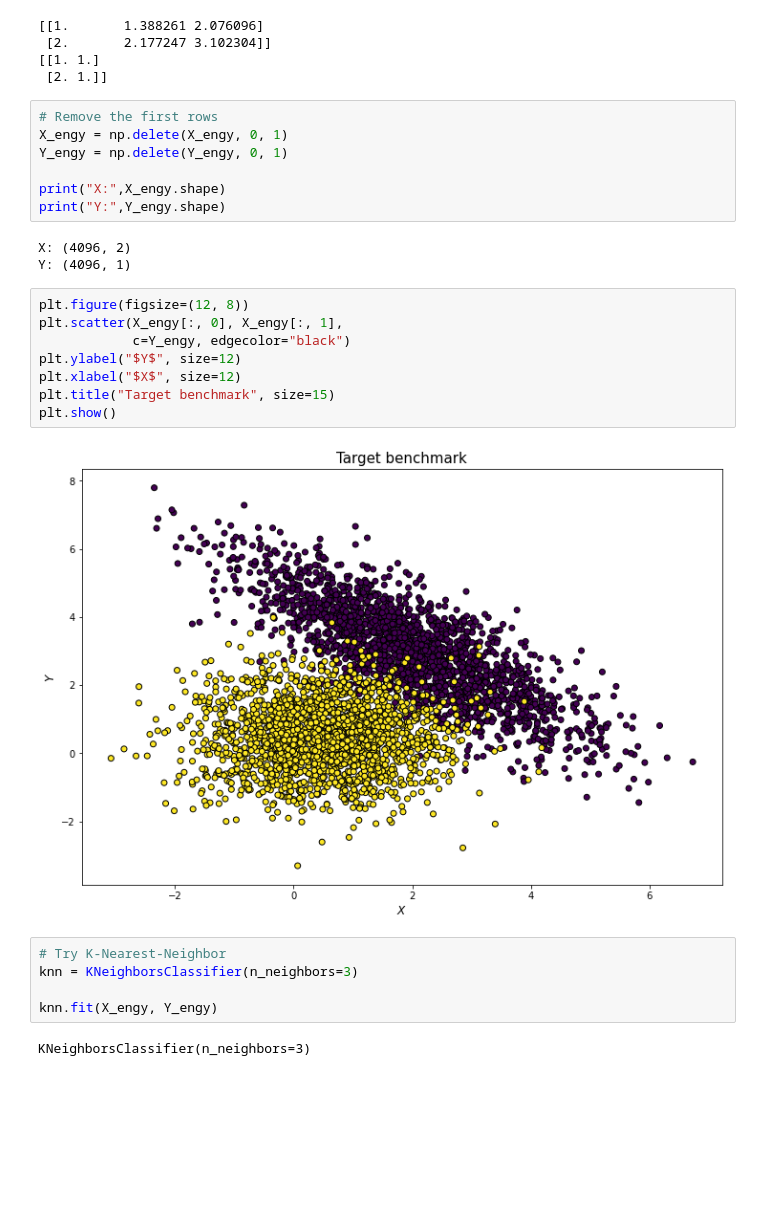
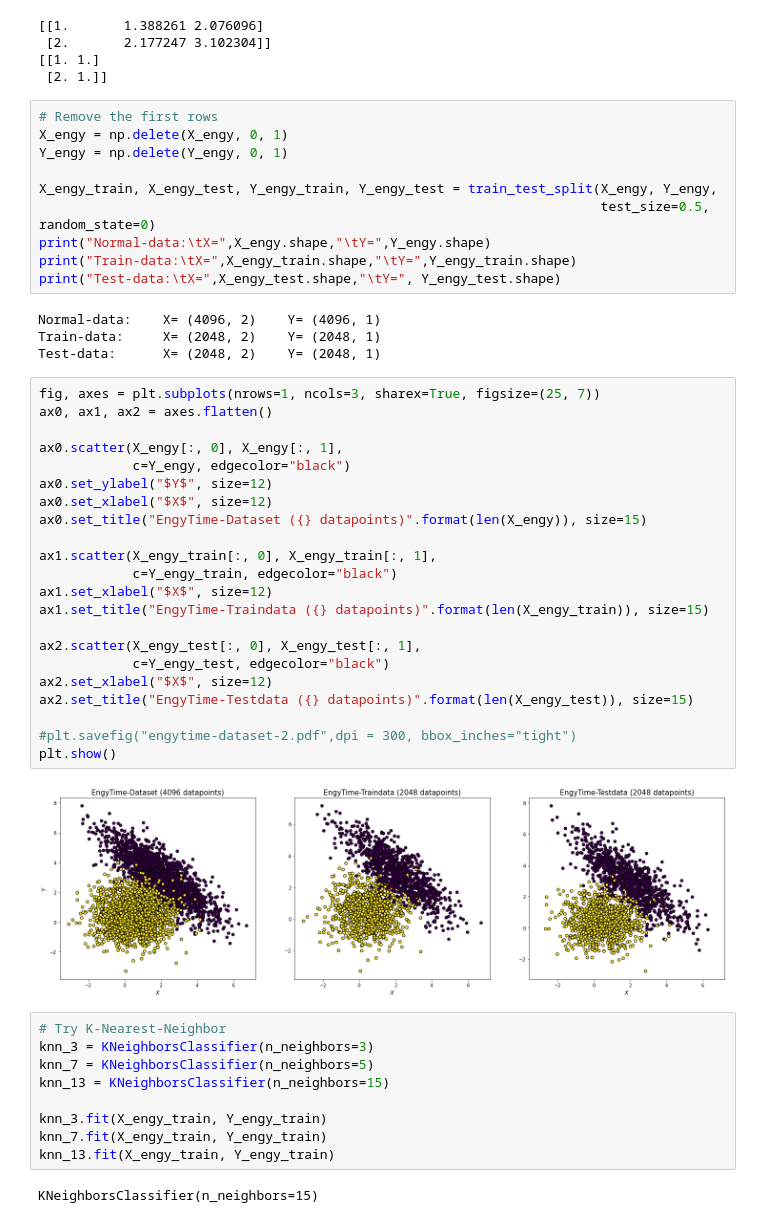
Before and after one commit to Timgrau/Machinelearning, a Jupyter notebook: Classification/Nearest-Neighbors.ipynb, the cells around one changed output. Cells and saved outputs as stored; diff of their text form; blank space fills up the shorter version.

```diff
--- a/Classification/Nearest-Neighbors.ipynb
+++ b/Classification/Nearest-Neighbors.ipynb
@@ -217,26 +187,48 @@ print(Y_engy[:2])
 X_engy = np.delete(X_engy, 0, 1)
 Y_engy = np.delete(Y_engy, 0, 1)
 
-print("X:",X_engy.shape)
-print("Y:",Y_engy.shape)
+X_engy_train, X_engy_test, Y_engy_train, Y_engy_test = train_test_split(X_engy, Y_engy,
+                                                                        test_size=0.5, random_state=0)
+print("Normal-data:\tX=",X_engy.shape,"\tY=",Y_engy.shape)
+print("Train-data:\tX=",X_engy_train.shape,"\tY=",Y_engy_train.shape)
+print("Test-data:\tX=",X_engy_test.shape,"\tY=", Y_engy_test.shape)
 # %% [output]
-X: (4096, 2)
-Y: (4096, 1)
+Normal-data:    X= (4096, 2)    Y= (4096, 1)
+Train-data:     X= (2048, 2)    Y= (2048, 1)
+Test-data:      X= (2048, 2)    Y= (2048, 1)
 # %%
-plt.figure(figsize=(12, 8))
-plt.scatter(X_engy[:, 0], X_engy[:, 1],
+fig, axes = plt.subplots(nrows=1, ncols=3, sharex=True, figsize=(25, 7))
+ax0, ax1, ax2 = axes.flatten()
+
+ax0.scatter(X_engy[:, 0], X_engy[:, 1],
             c=Y_engy, edgecolor="black")
-plt.ylabel("$Y$", size=12)
-plt.xlabel("$X$", size=12)
-plt.title("Target benchmark", size=15)
+ax0.set_ylabel("$Y$", size=12)
+ax0.set_xlabel("$X$", size=12)
+ax0.set_title("EngyTime-Dataset ({} datapoints)".format(len(X_engy)), size=15)
+
+ax1.scatter(X_engy_train[:, 0], X_engy_train[:, 1],
+            c=Y_engy_train, edgecolor="black")
+ax1.set_xlabel("$X$", size=12)
+ax1.set_title("EngyTime-Traindata ({} datapoints)".format(len(X_engy_train)), size=15)
+
+ax2.scatter(X_engy_test[:, 0], X_engy_test[:, 1],
+            c=Y_engy_test, edgecolor="black")
+ax2.set_xlabel("$X$", size=12)
+ax2.set_title("EngyTime-Testdata ({} datapoints)".format(len(X_engy_test)), size=15)
+
+#plt.savefig("engytime-dataset-2.pdf",dpi = 300, bbox_inches="tight")
 plt.show()
 # %% [output]
-[figure, old version]
+[figure, new version]
 # %%
 # Try K-Nearest-Neighbor
-knn = KNeighborsClassifier(n_neighbors=3)
+knn_3 = KNeighborsClassifier(n_neighbors=3)
+knn_7 = KNeighborsClassifier(n_neighbors=5)
+knn_13 = KNeighborsClassifier(n_neighbors=15)
 
-knn.fit(X_engy, Y_engy)
+knn_3.fit(X_engy_train, Y_engy_train)
+knn_7.fit(X_engy_train, Y_engy_train)
+knn_13.fit(X_engy_train, Y_engy_train)
 # %% [output]
-KNeighborsClassifier(n_neighbors=3)
+KNeighborsClassifier(n_neighbors=15)
 # %%
```
Also changed, not shown: parts of 15 cells of this notebook.
